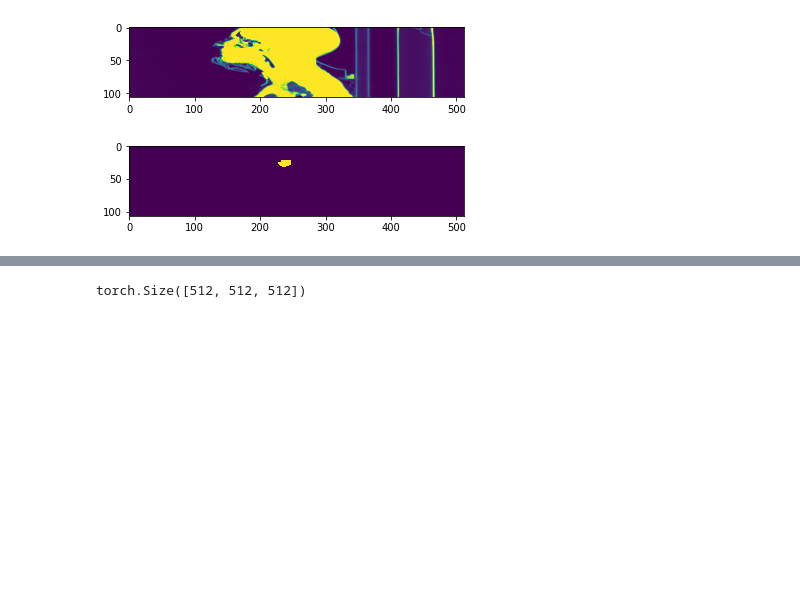
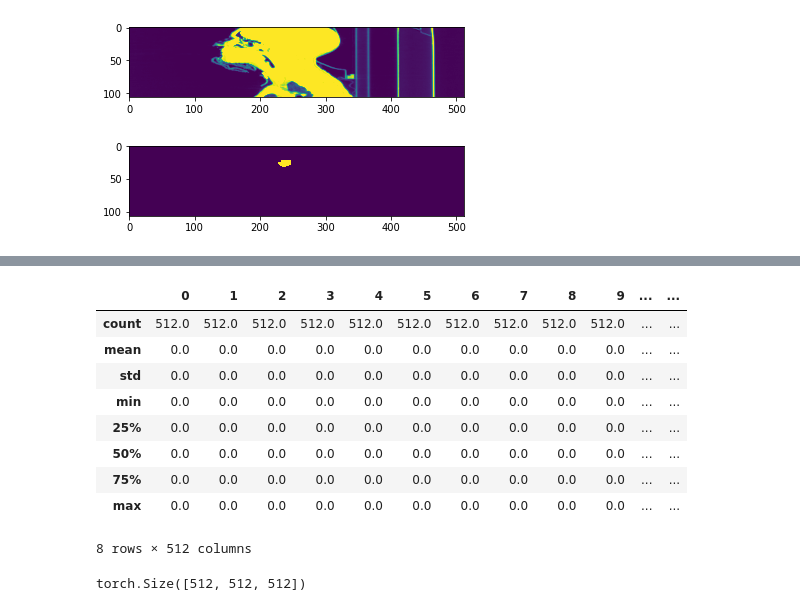
Before and after one commit to Deep-Learning-Reproduction-150/organ-segmentation, a Jupyter notebook: sandbox-veikko.ipynb, the cells around one changed output, grey strips where cells are left out. Saved outputs shown, nothing was run; the diff lists cells and outputs as text; code cells hidden in the pictures; blank space fills up the shorter version.

```diff
--- a/sandbox-veikko.ipynb
+++ b/sandbox-veikko.ipynb
@@ -160,3 +174,16 @@ axes[1].imshow(train_labels[0,100,:,:])
+# %%
+display(pd.DataFrame(train_labels[0,150,:,:]).describe())
+# %% [output]
+|  | 0 | 1 | 2 | 3 | 4 | 5 | 6 | 7 | 8 | 9 | ... | ... |
+| count | 512.0 | 512.0 | 512.0 | 512.0 | 512.0 | 512.0 | 512.0 | 512.0 | 512.0 | 512.0 | ... | ... |
+| mean | 0.0 | 0.0 | 0.0 | 0.0 | 0.0 | 0.0 | 0.0 | 0.0 | 0.0 | 0.0 | ... | ... |
+| std | 0.0 | 0.0 | 0.0 | 0.0 | 0.0 | 0.0 | 0.0 | 0.0 | 0.0 | 0.0 | ... | ... |
+| min | 0.0 | 0.0 | 0.0 | 0.0 | 0.0 | 0.0 | 0.0 | 0.0 | 0.0 | 0.0 | ... | ... |
+| 25% | 0.0 | 0.0 | 0.0 | 0.0 | 0.0 | 0.0 | 0.0 | 0.0 | 0.0 | 0.0 | ... | ... |
+| 50% | 0.0 | 0.0 | 0.0 | 0.0 | 0.0 | 0.0 | 0.0 | 0.0 | 0.0 | 0.0 | ... | ... |
+| 75% | 0.0 | 0.0 | 0.0 | 0.0 | 0.0 | 0.0 | 0.0 | 0.0 | 0.0 | 0.0 | ... | ... |
+| max | 0.0 | 0.0 | 0.0 | 0.0 | 0.0 | 0.0 | 0.0 | 0.0 | 0.0 | 0.0 | ... | ... |
+8 rows × 512 columns
 # %%
 train_features[0].shape
 #pd.DataFrame(train_features[0,0]).describe().mean(axis=1)
```
Also changed, not shown: parts of 6 cells of this notebook.
